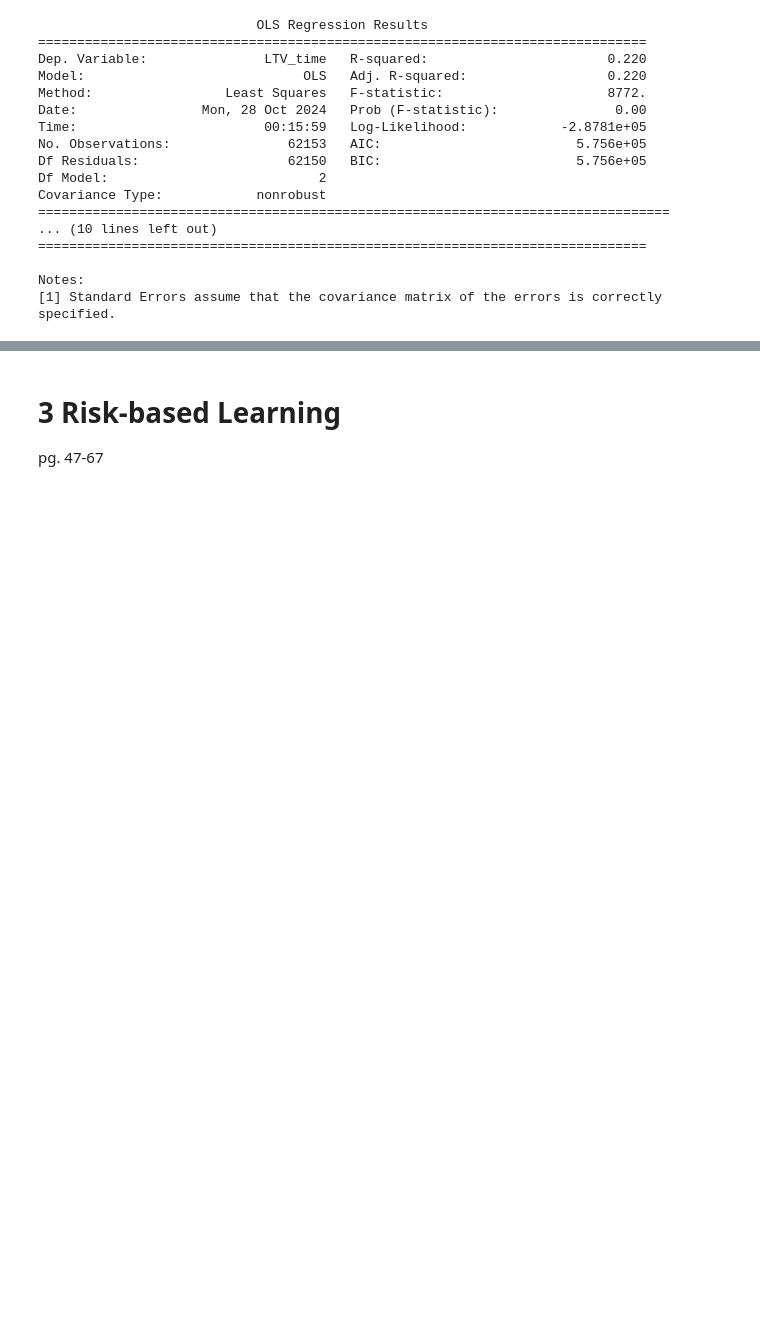
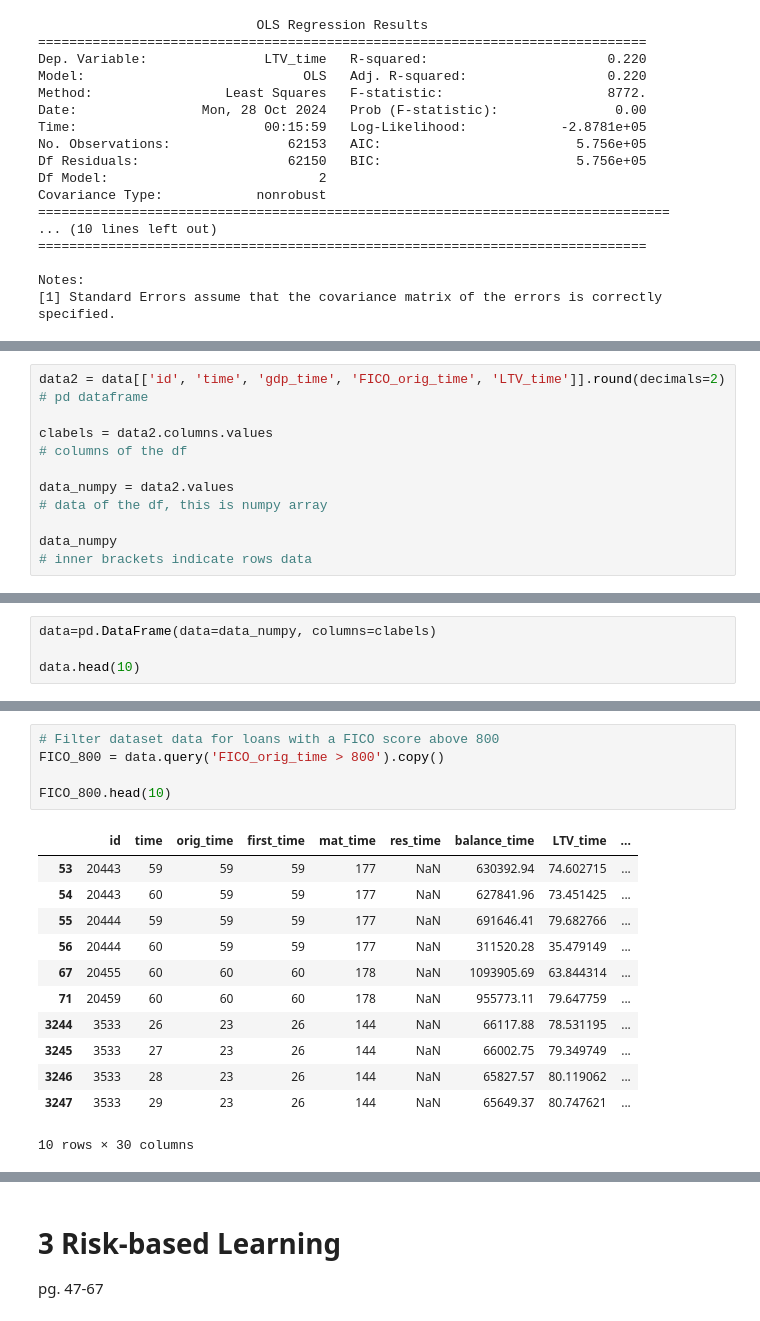
Before and after one commit to lktuan/deep_credit_risk, a Jupyter notebook: notebooks/part1_principle_of_data_learning.ipynb, the cells around one changed output, grey strips where cells are left out. Cells and saved outputs as stored; diff of their text form; blank space fills up the shorter version.

```diff
--- a/notebooks/part1_principle_of_data_learning.ipynb
+++ b/notebooks/part1_principle_of_data_learning.ipynb
@@ -560,0 +566,12 @@ Notes:
+# %%
+data2 = data[['id', 'time', 'gdp_time', 'FICO_orig_time', 'LTV_time']].round(decimals=2)
+# pd dataframe
+
+clabels = data2.columns.values
+# columns of the df
+
+data_numpy = data2.values
+# data of the df, this is numpy array
+
+data_numpy
+# inner brackets indicate rows data
@@ -560,0 +586,4 @@ Notes:
+# %%
+data=pd.DataFrame(data=data_numpy, columns=clabels)
+
+data.head(10)
@@ -560,0 +645,18 @@ Notes:
+# %%
+# Filter dataset data for loans with a FICO score above 800
+FICO_800 = data.query('FICO_orig_time > 800').copy()
+
+FICO_800.head(10)
+# %% [output]
+|  | id | time | orig_time | first_time | mat_time | res_time | balance_time | LTV_time | ... |
+| 53 | 20443 | 59 | 59 | 59 | 177 | NaN | 630392.94 | 74.602715 | ... |
+| 54 | 20443 | 60 | 59 | 59 | 177 | NaN | 627841.96 | 73.451425 | ... |
+| 55 | 20444 | 59 | 59 | 59 | 177 | NaN | 691646.41 | 79.682766 | ... |
+| 56 | 20444 | 60 | 59 | 59 | 177 | NaN | 311520.28 | 35.479149 | ... |
+| 67 | 20455 | 60 | 60 | 60 | 178 | NaN | 1093905.69 | 63.844314 | ... |
+| 71 | 20459 | 60 | 60 | 60 | 178 | NaN | 955773.11 | 79.647759 | ... |
+| 3244 | 3533 | 26 | 23 | 26 | 144 | NaN | 66117.88 | 78.531195 | ... |
+| 3245 | 3533 | 27 | 23 | 26 | 144 | NaN | 66002.75 | 79.349749 | ... |
+| 3246 | 3533 | 28 | 23 | 26 | 144 | NaN | 65827.57 | 80.119062 | ... |
+| 3247 | 3533 | 29 | 23 | 26 | 144 | NaN | 65649.37 | 80.747621 | ... |
+10 rows × 30 columns
```
Also changed, not shown: parts of 14 cells of this notebook, 2 other files.
